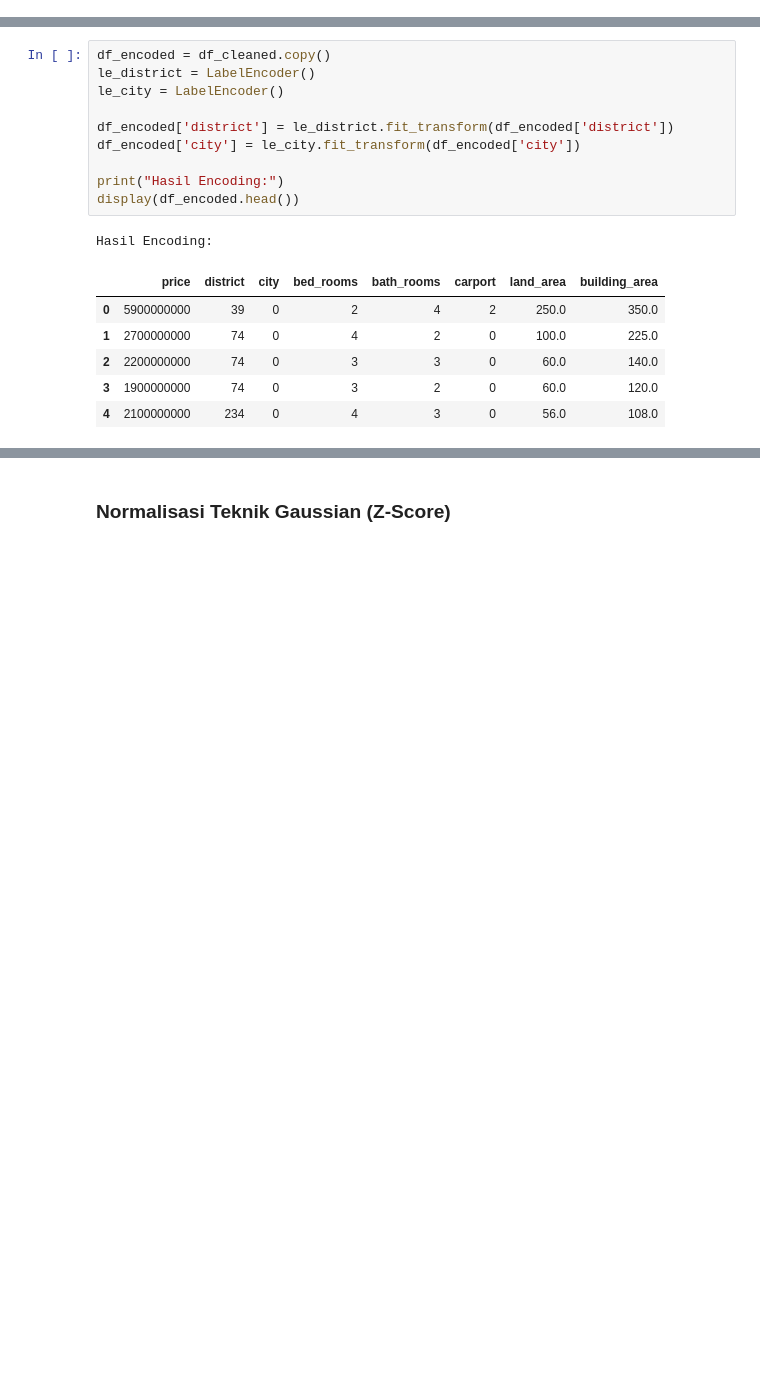
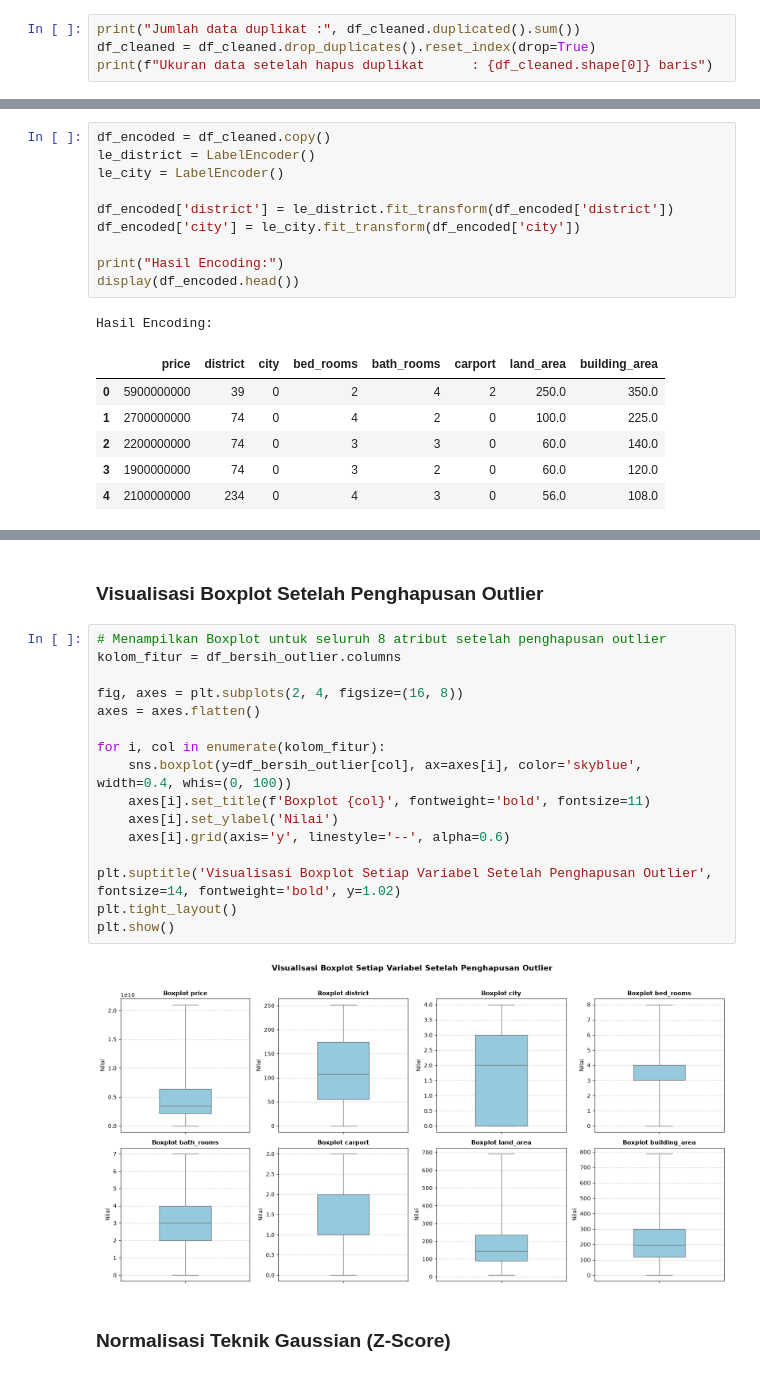
Before and after one commit to TI3G-PBL-House-Price/ml-model-testing, a Jupyter notebook: preprocessing/01_preprocessing_gaussian.ipynb, the cells around one changed output, grey strips where cells are left out. Drawn from its saved outputs; the diff is of its cells as text; blank space fills up the shorter version.

```diff
--- a/preprocessing/01_preprocessing_gaussian.ipynb
+++ b/preprocessing/01_preprocessing_gaussian.ipynb
@@ -60,0 +65,4 @@ Ukuran data setelah pembersihan missing value: 9992 baris, 8 kolom
+# %%
+print("Jumlah data duplikat :", df_cleaned.duplicated().sum())
+df_cleaned = df_cleaned.drop_duplicates().reset_index(drop=True)
+print(f"Ukuran data setelah hapus duplikat      : {df_cleaned.shape[0]} baris")
@@ -81,3 +157,23 @@ Hasil Encoding:
+# %% [markdown]
+### Visualisasi Boxplot Setelah Penghapusan Outlier
+# %%
+# Menampilkan Boxplot untuk seluruh 8 atribut setelah penghapusan outlier
+kolom_fitur = df_bersih_outlier.columns
+
+fig, axes = plt.subplots(2, 4, figsize=(16, 8))
+axes = axes.flatten()
+
+for i, col in enumerate(kolom_fitur):
+    sns.boxplot(y=df_bersih_outlier[col], ax=axes[i], color='skyblue', width=0.4, whis=(0, 100))
+    axes[i].set_title(f'Boxplot {col}', fontweight='bold', fontsize=11)
+    axes[i].set_ylabel('Nilai')
+    axes[i].grid(axis='y', linestyle='--', alpha=0.6)
+
+plt.suptitle('Visualisasi Boxplot Setiap Variabel Setelah Penghapusan Outlier', fontsize=14, fontweight='bold', y=1.02)
+plt.tight_layout()
+plt.show()
+# %% [output]
+[figure, added]
 # %% [markdown]
 ### Normalisasi Teknik Gaussian (Z-Score)
 # %%
```
Also changed, not shown: parts of 7 cells of this notebook, 10 other files.
